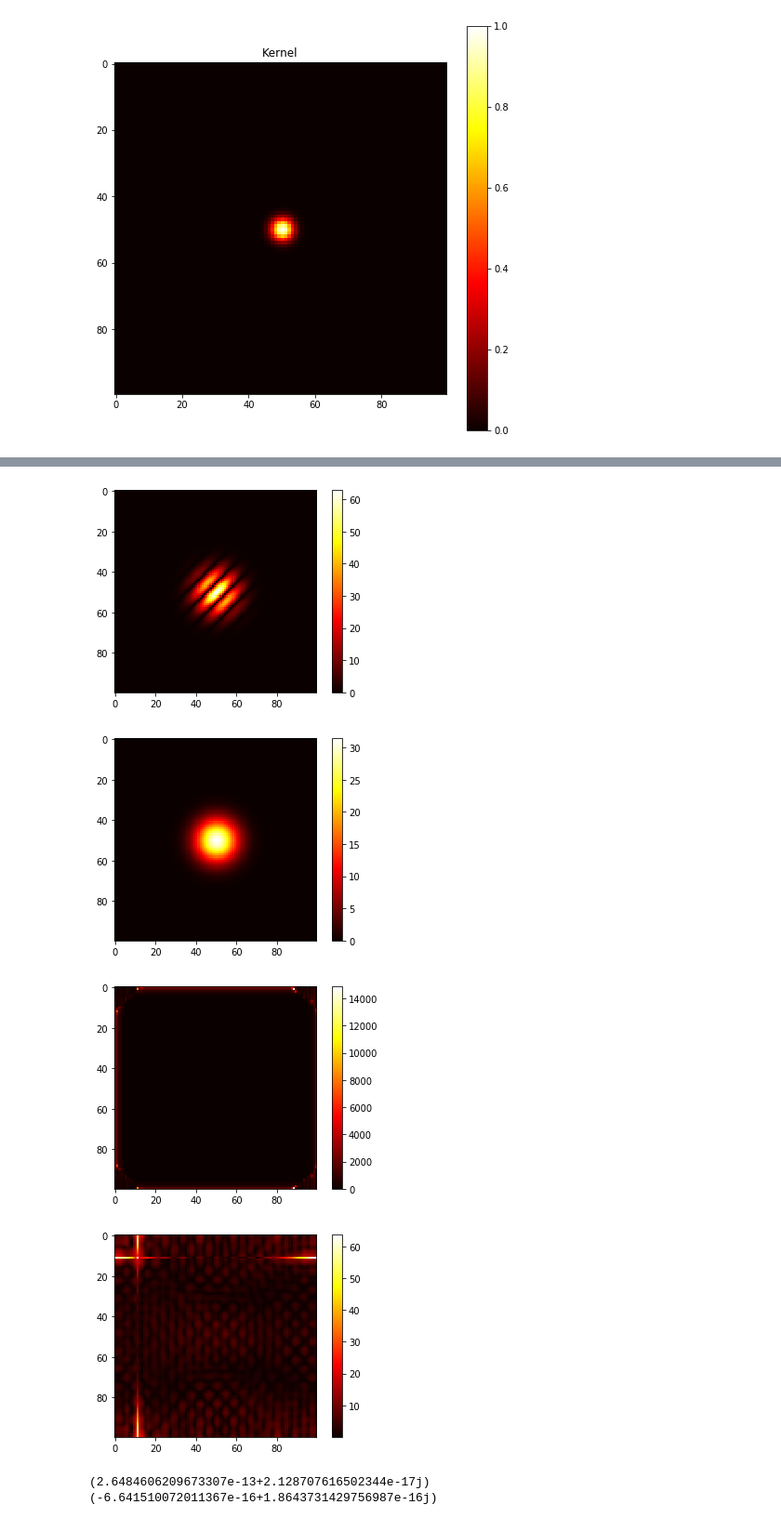
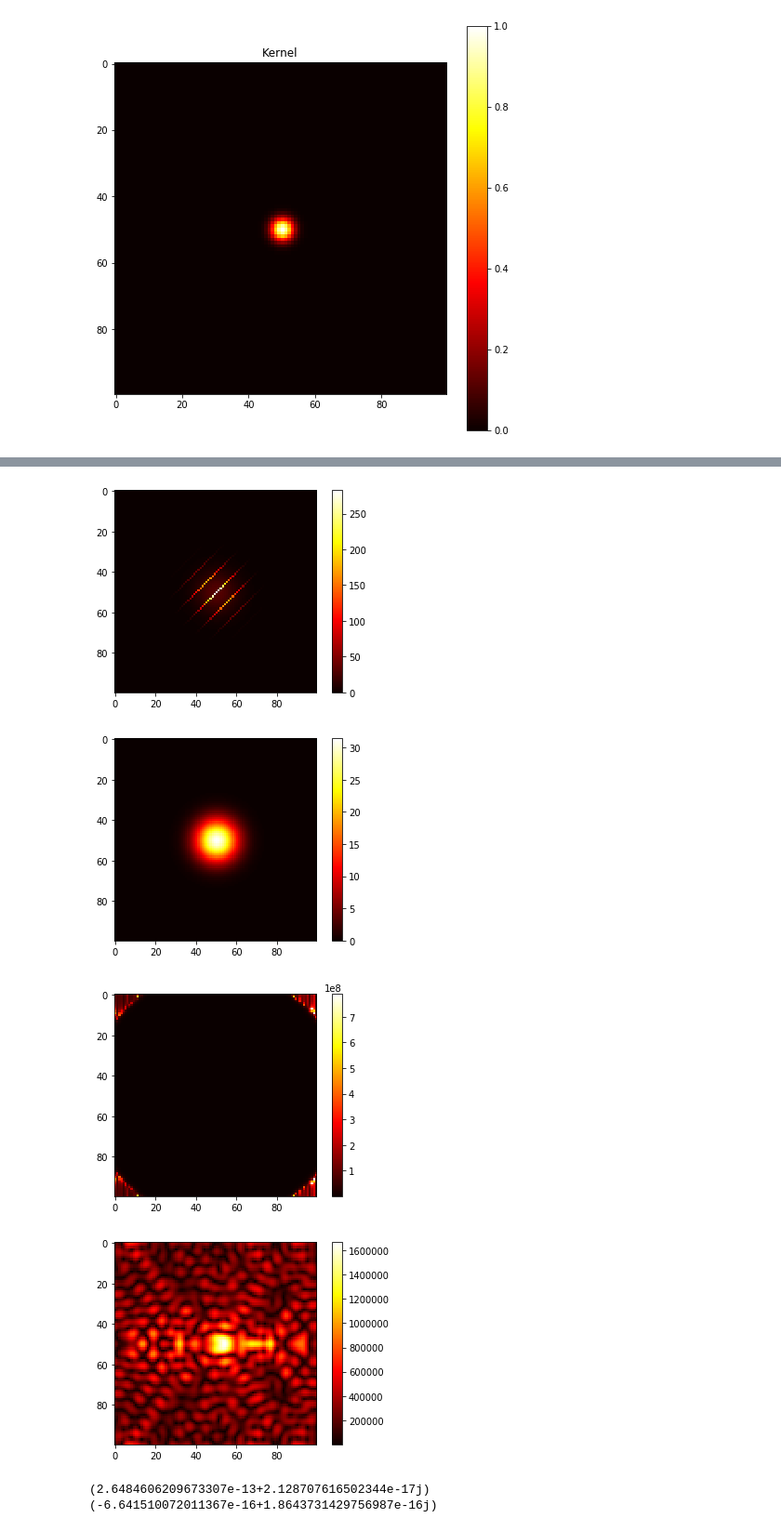
Before and after one commit to cliulinnaeus/AtomDetection, a Jupyter notebook: preprocessing/deconv_test2.ipynb, the cells around one changed output, grey strips where cells are left out. Shown at 93% size. Saved outputs shown, nothing was run; the diff lists cells and outputs as text; code cells hidden in the pictures.

```diff
--- a/preprocessing/deconv_test2.ipynb
+++ b/preprocessing/deconv_test2.ipynb
@@ -83,32 +83,35 @@ plt.show()
 # %%
 # deconvolution
-convolved_img_fourier = np.fft.fftshift(np.fft.fft2(convolved_img))
-plt.imshow(np.abs(convolved_img_fourier), cmap='hot')
+convolved_img_fourier = np.fft.fft2(convolved_img)
+plt.imshow(np.abs(np.fft.fftshift(convolved_img_fourier)), cmap='hot')
 plt.colorbar()
 plt.show()
-kernel_fourier = np.fft.fftshift(np.fft.fft2(kernel))
+kernel_fourier = np.fft.fft2(kernel)
 # plt.subplot(1, 3, 2)
-plt.imshow(np.abs(kernel_fourier), cmap='hot')
+plt.imshow(np.abs(np.fft.fftshift(kernel_fourier)), cmap='hot')
 plt.colorbar()
 plt.show()
-plt.imshow(np.abs(convolved_img_fourier / kernel_fourier), cmap='hot')
+
+bb = np.fft.fftshift(convolved_img_fourier) / np.fft.fftshift(kernel_fourier)
+# should be a constant, but it is not, why?
+plt.imshow(np.abs(bb), cmap='hot')
 plt.colorbar()
 
 
 plt.show()
 
-img1 = np.fft.fftshift(np.fft.ifft2(convolved_img_fourier / kernel_fourier))
+img1 = np.fft.ifft2(np.fft.ifftshift(bb))
 # a = np.fft.ifft2(convolved_img_fourier / kernel_fourier)
 plt.imshow(np.abs(img1), cmap='hot')
 plt.colorbar()
 
 
 plt.show()
 # %% [output]
-[figure, old version]
+[figure, new version]
 [figure]
-[figure, old version]
+[figure, new version]
-[figure, old version]
+[figure, new version]
 # %%
 print(convolved_img_fourier[0, 0])
 print(kernel_fourier[0, 0])
```
Also changed, not shown: parts of 16 cells of this notebook.
